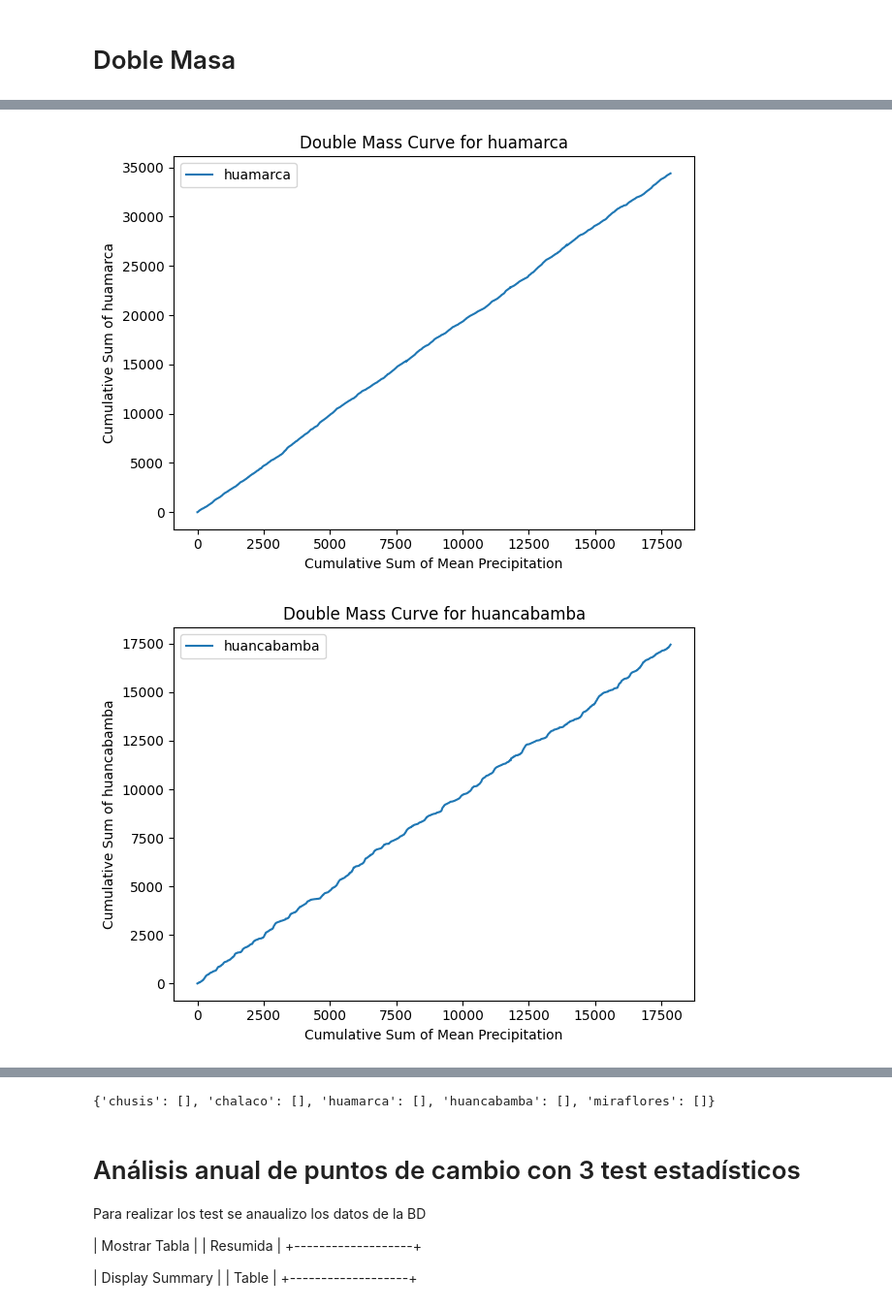
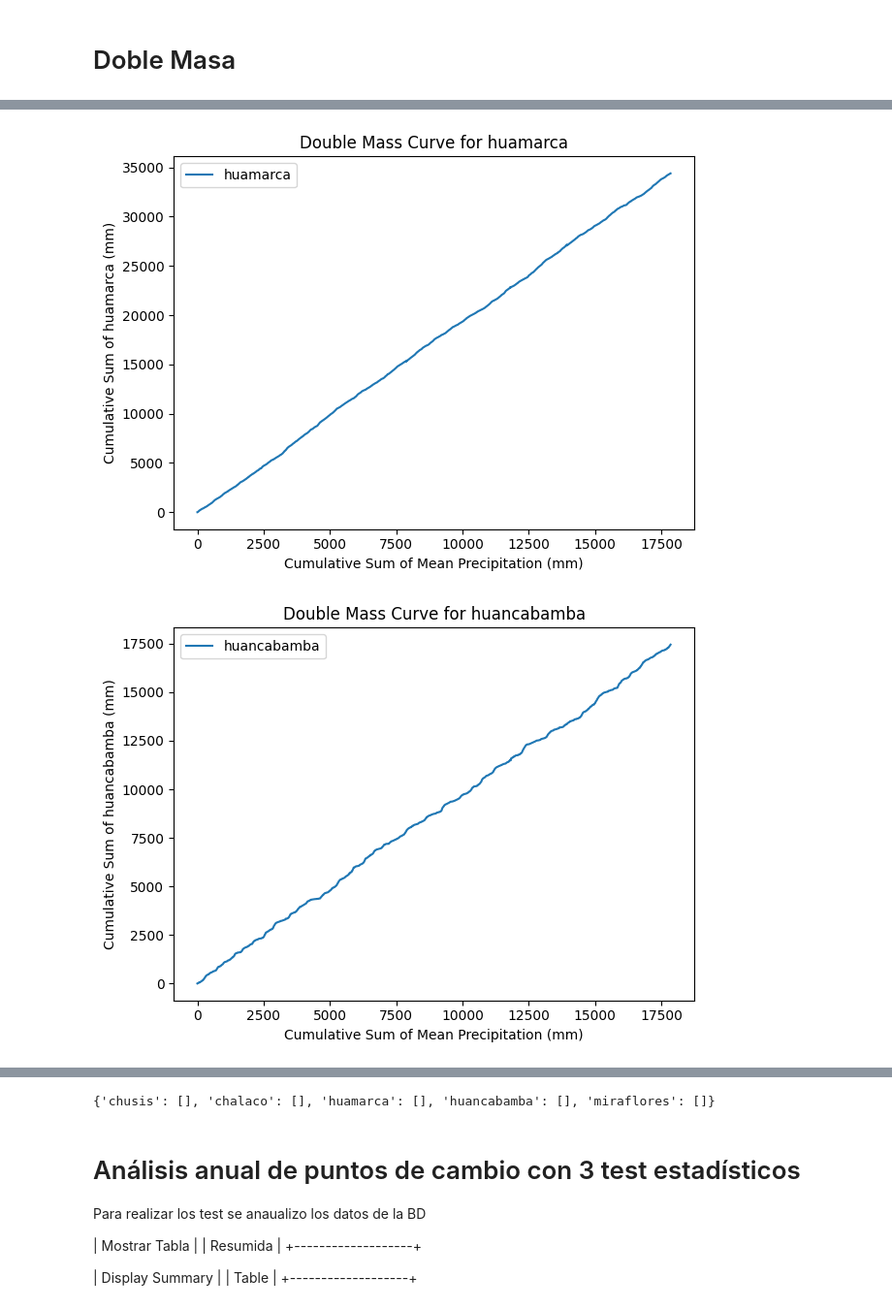
Before and after one commit to JoseZevallosR/piura_river, a Jupyter notebook: notebooks/Quality_control-Completada.ipynb, the cells around one changed output, grey strips where cells are left out. Shown: that part at 97% size. Saved outputs shown, nothing was run; the diff lists cells and outputs as text; code cells hidden in the pictures.

Commit message:
plots

```diff
--- a/notebooks/Quality_control-Completada.ipynb
+++ b/notebooks/Quality_control-Completada.ipynb
@@ -91,8 +91,8 @@ def identify_breaks_dmc(df):
         # Plot the double mass curve for visual inspection (optional)
         plt.figure()
         plt.plot(cumulative_mean, cumulative_sum, label=col)
-        plt.xlabel('Cumulative Sum of Mean Precipitation')
-        plt.ylabel(f'Cumulative Sum of {col}')
+        plt.xlabel('Cumulative Sum of Mean Precipitation (mm)')
+        plt.ylabel(f'Cumulative Sum of {col} (mm)')
         plt.title(f'Double Mass Curve for {col}')
         plt.legend()
         # Adjust layout and save the plot
@@ -123,2 +123,2 @@ print(breaks)
-[figure, old version]
+[figure, new version]
-[figure, old version]
+[figure, new version]
```
Also changed, not shown: parts of 3 cells of this notebook, 8 other files.
